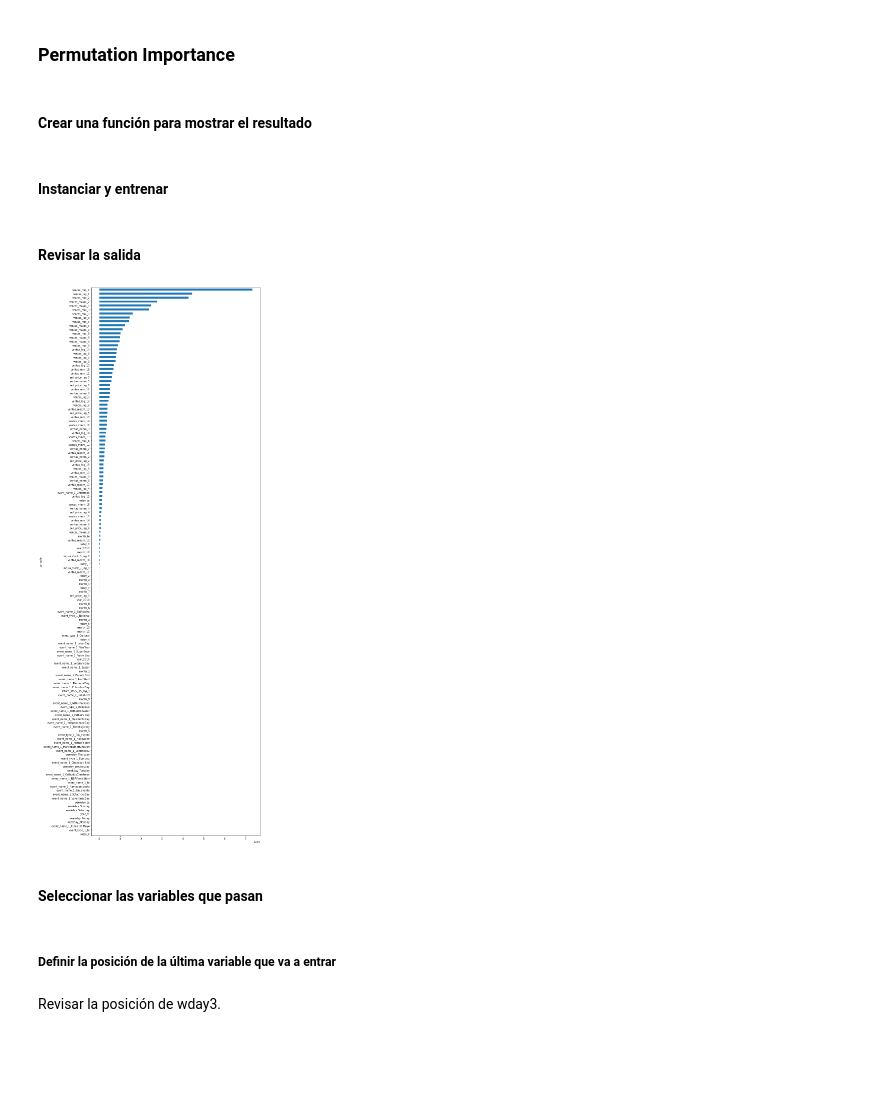
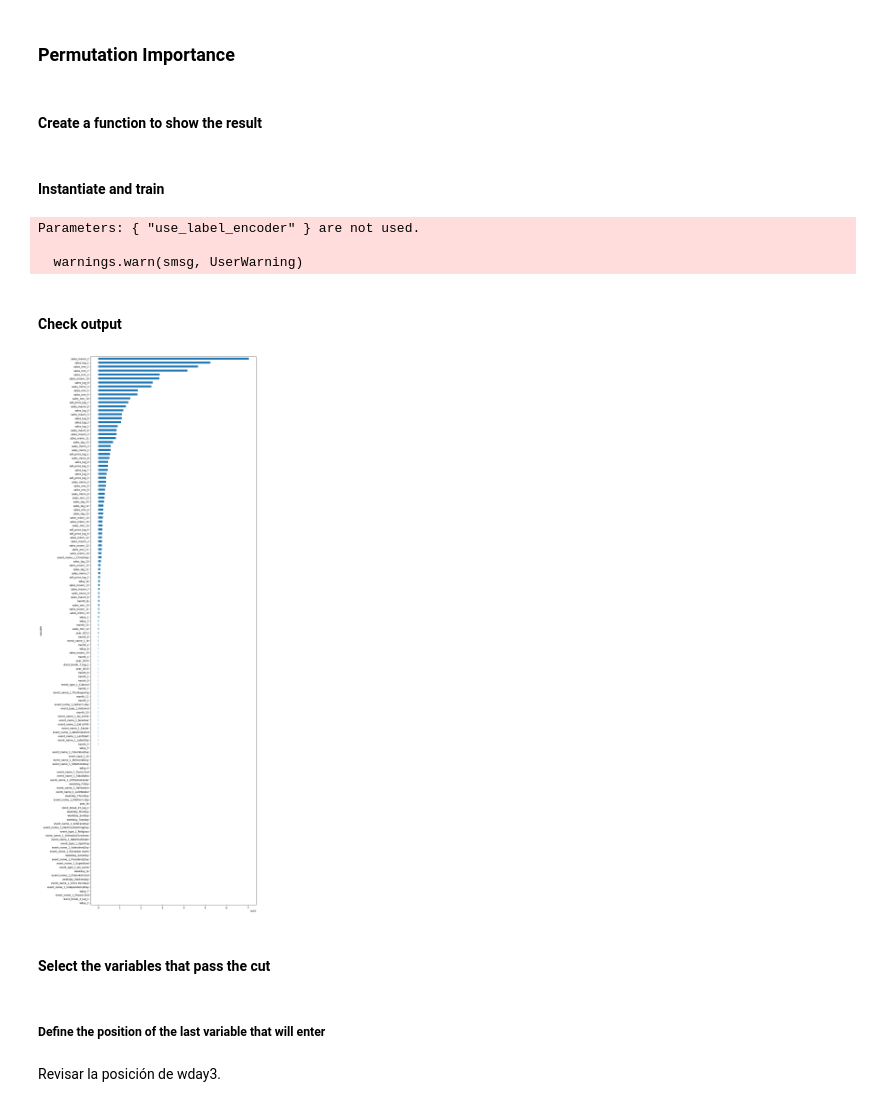
Before and after one commit to ricardoherediaj/retail-forecasting, a Jupyter notebook: notebooks/variable_preselection.ipynb, the cells around one changed output. Cells and saved outputs as stored; diff of their text form; code cells hidden in the pictures; blank space fills up the shorter version.

```diff
--- a/notebooks/variable_preselection.ipynb
+++ b/notebooks/variable_preselection.ipynb
@@ -48,0 +28,3 @@ df
+# %%
+df = pd.read_parquet(TRANSFORMED_DATA_DIR / 'df_transformed.parquet')
+df
@@ -53,6 +49,6 @@ df
 # %%
-target = 'ventas'
-x = df.drop(columns = ['date','store_id','item_id','ventas']).copy()
+target = 'sales'
+x = df.drop(columns = ['date','store_id','item_id','sales']).copy()
 y =  df[target].copy()
 # %% [markdown]
 ### Mutual Information
@@ -167,14 +181,14 @@ x_rfe
 # %% [markdown]
 ### Permutation Importance
 # %% [markdown]
-#### Crear una función para mostrar el resultado
+#### Create a function to show the result
 # %%
-def ranking_per(predictoras,permutacion):
-    ranking_per = pd.DataFrame({'variable': predictoras.columns, 'importancia_per': permutacion.importances_mean}).sort_values(by = 'importancia_per', ascending = False)
+def ranking_per(predictors, permutation):
+    ranking_per = pd.DataFrame({'variable': predictors.columns, 'importance_per': permutation.importances_mean}).sort_values(by = 'importance_per', ascending = False)
     ranking_per['ranking_per'] = np.arange(0,ranking_per.shape[0])
     return(ranking_per)
 # %% [markdown]
-#### Instanciar y entrenar
+#### Instantiate and train
 # %%
 import warnings
 warnings.filterwarnings(action="ignore", message=r'.*Use subset.*of np.ndarray is not recommended')
@@ -183,22 +197,26 @@ xgb = XGBRegressor(use_label_encoder=False, n_jobs = -1, eval_metric='mae')
 
 xgb.fit(x,y)
 
-permutacion = permutation_importance(xgb,
+permutation = permutation_importance(xgb,
                                      x, y,
                                      scoring = 'neg_mean_absolute_percentage_error',
                                      n_repeats=3, n_jobs = -1)
+# %% [output]
+Parameters: { "use_label_encoder" } are not used.
+
+  warnings.warn(smsg, UserWarning)
 # %% [markdown]
-#### Revisar la salida
+#### Check output
 # %%
-rank_per = ranking_per(x,permutacion)
+rank_per = ranking_per(x,permutation)
 
-rank_per.set_index('variable').importancia_per.sort_values().plot.barh(figsize = (12,40));
+rank_per.set_index('variable').importance_per.sort_values().plot.barh(figsize = (12,40));
 # %% [output]
-[figure, old version]
+[figure, new version]
 # %% [markdown]
-#### Seleccionar las variables que pasan
+#### Select the variables that pass the cut
 # %% [markdown]
-##### Definir la posición de la última variable que va a entrar
+##### Define the position of the last variable that will enter
 # %% [markdown]
 Revisar la posición de wday3.
 # %%
```
Also changed, not shown: parts of 61 cells of this notebook, 13 other files.
